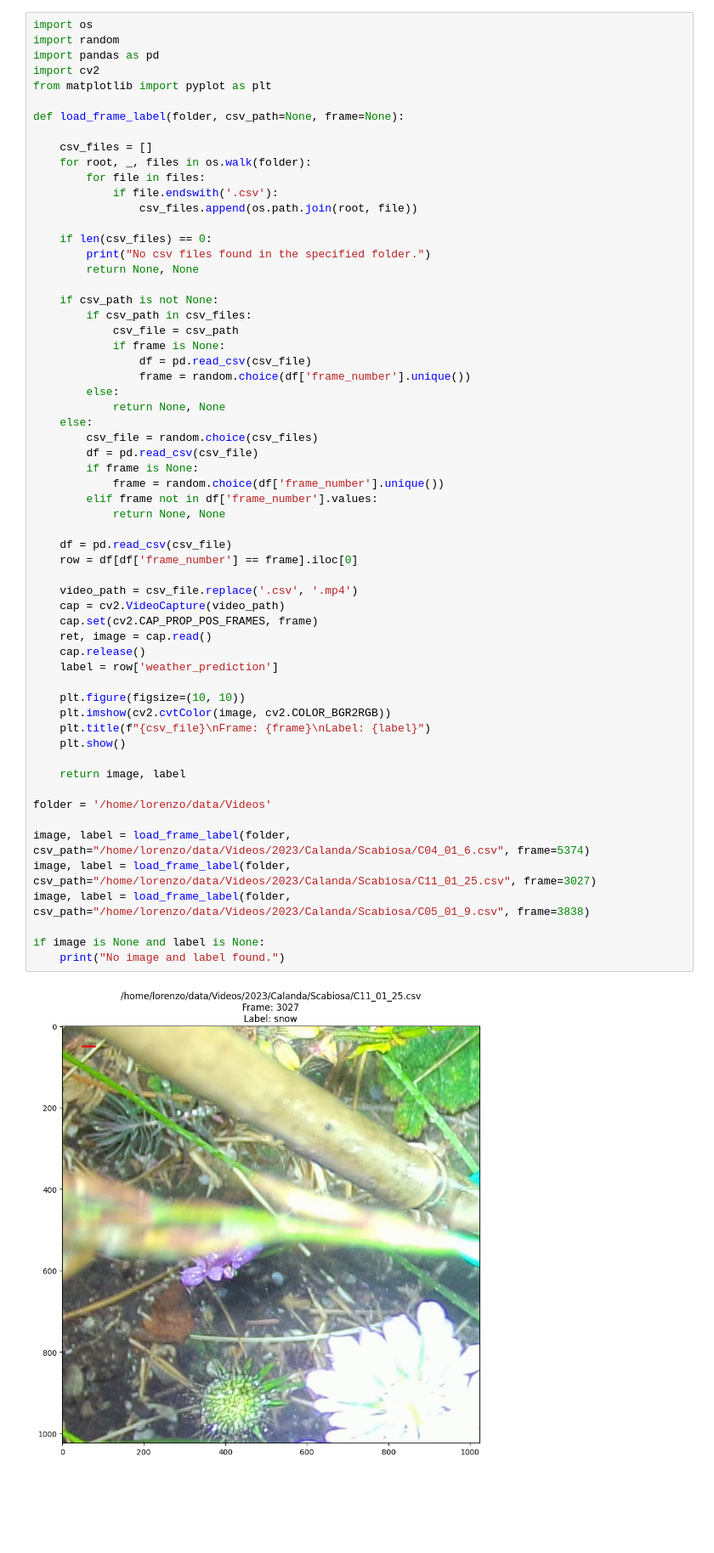
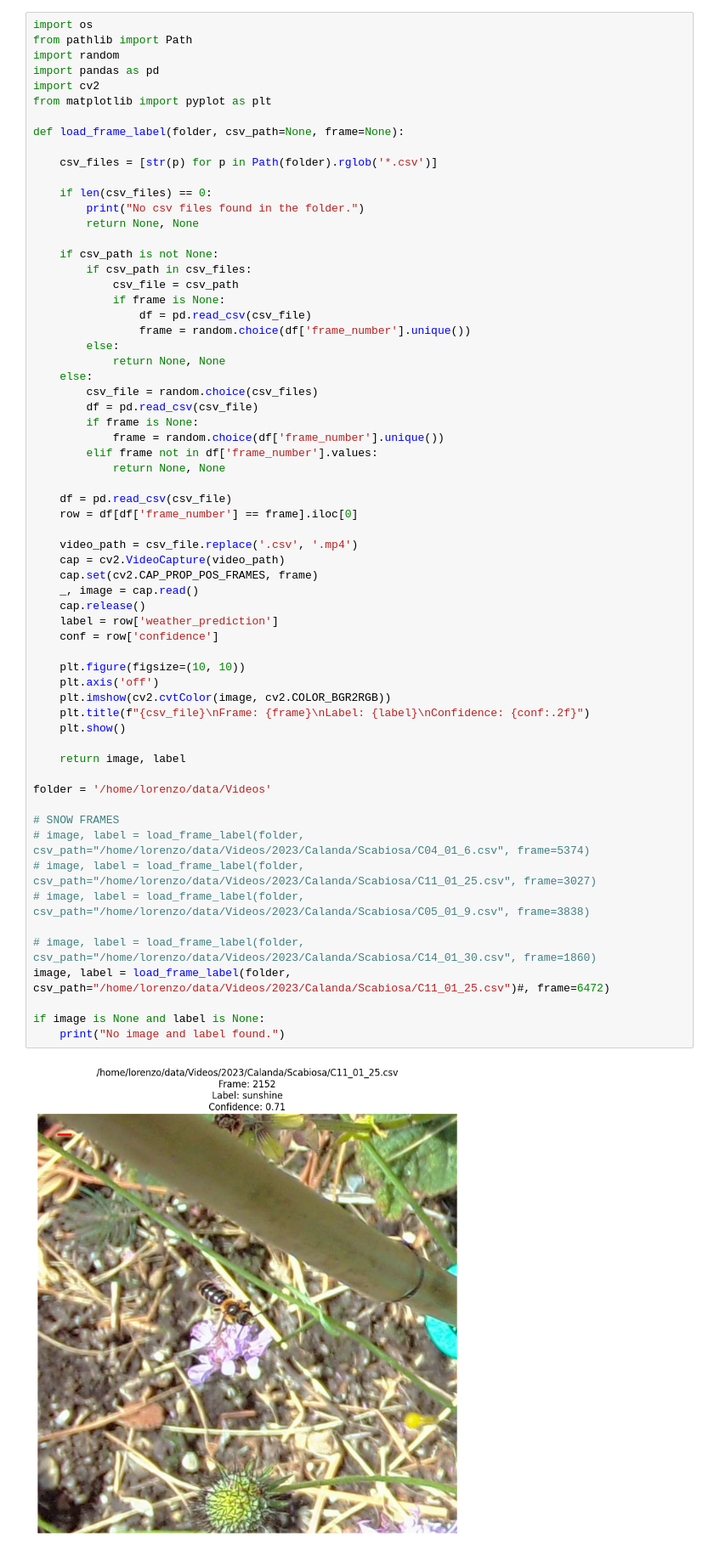
Before and after one commit to lollogiro/deep-learning-pw, a Jupyter notebook: eval_video.ipynb, the cells around one changed output. Shown at 85% size. Saved outputs shown, nothing was run; the diff lists cells and outputs as text; blank space fills up the shorter version.

```diff
--- a/eval_video.ipynb
+++ b/eval_video.ipynb
@@ -57,5 +139,6 @@ Name: count, dtype: int64
 # %%
 import os
+from pathlib import Path
 import random
 import pandas as pd
 import cv2
@@ -63,14 +146,10 @@ from matplotlib import pyplot as plt
 
 def load_frame_label(folder, csv_path=None, frame=None):
 
-    csv_files = []
-    for root, _, files in os.walk(folder):
-        for file in files:
-            if file.endswith('.csv'):
-                csv_files.append(os.path.join(root, file))
+    csv_files = [str(p) for p in Path(folder).rglob('*.csv')]
 
     if len(csv_files) == 0:
-        print("No csv files found in the specified folder.")
+        print("No csv files found in the folder.")
         return None, None
 
     if csv_path is not None:
@@ -83,36 +162,42 @@ def load_frame_label(folder, csv_path=None, frame=None):
             return None, None
     else:
         csv_file = random.choice(csv_files)
         df = pd.read_csv(csv_file)
         if frame is None:
             frame = random.choice(df['frame_number'].unique())
         elif frame not in df['frame_number'].values:
             return None, None
 
     df = pd.read_csv(csv_file)
     row = df[df['frame_number'] == frame].iloc[0]
 
     video_path = csv_file.replace('.csv', '.mp4')
     cap = cv2.VideoCapture(video_path)
     cap.set(cv2.CAP_PROP_POS_FRAMES, frame)
-    ret, image = cap.read()
+    _, image = cap.read()
     cap.release()
     label = row['weather_prediction']
+    conf = row['confidence']
 
     plt.figure(figsize=(10, 10))
+    plt.axis('off')
     plt.imshow(cv2.cvtColor(image, cv2.COLOR_BGR2RGB))
-    plt.title(f"{csv_file}\nFrame: {frame}\nLabel: {label}")
+    plt.title(f"{csv_file}\nFrame: {frame}\nLabel: {label}\nConfidence: {conf:.2f}")
     plt.show()
 
     return image, label
 
 folder = '/home/lorenzo/data/Videos'
 
-image, label = load_frame_label(folder, csv_path="/home/lorenzo/data/Videos/2023/Calanda/Scabiosa/C04_01_6.csv", frame=5374)
-image, label = load_frame_label(folder, csv_path="/home/lorenzo/data/Videos/2023/Calanda/Scabiosa/C11_01_25.csv", frame=3027)
-image, label = load_frame_label(folder, csv_path="/home/lorenzo/data/Videos/2023/Calanda/Scabiosa/C05_01_9.csv", frame=3838)
+# SNOW FRAMES
+# image, label = load_frame_label(folder, csv_path="/home/lorenzo/data/Videos/2023/Calanda/Scabiosa/C04_01_6.csv", frame=5374)
+# image, label = load_frame_label(folder, csv_path="/home/lorenzo/data/Videos/2023/Calanda/Scabiosa/C11_01_25.csv", frame=3027)
+# image, label = load_frame_label(folder, csv_path="/home/lorenzo/data/Videos/2023/Calanda/Scabiosa/C05_01_9.csv", frame=3838)
+
+# image, label = load_frame_label(folder, csv_path="/home/lorenzo/data/Videos/2023/Calanda/Scabiosa/C14_01_30.csv", frame=1860)
+image, label = load_frame_label(folder, csv_path="/home/lorenzo/data/Videos/2023/Calanda/Scabiosa/C11_01_25.csv")#, frame=6472)
 
 if image is None and label is None:
     print("No image and label found.")
 # %% [output]
-[figure, old version]
+[figure, new version]
```
Also changed, not shown: parts of 3 cells of this notebook, 3 other files.
